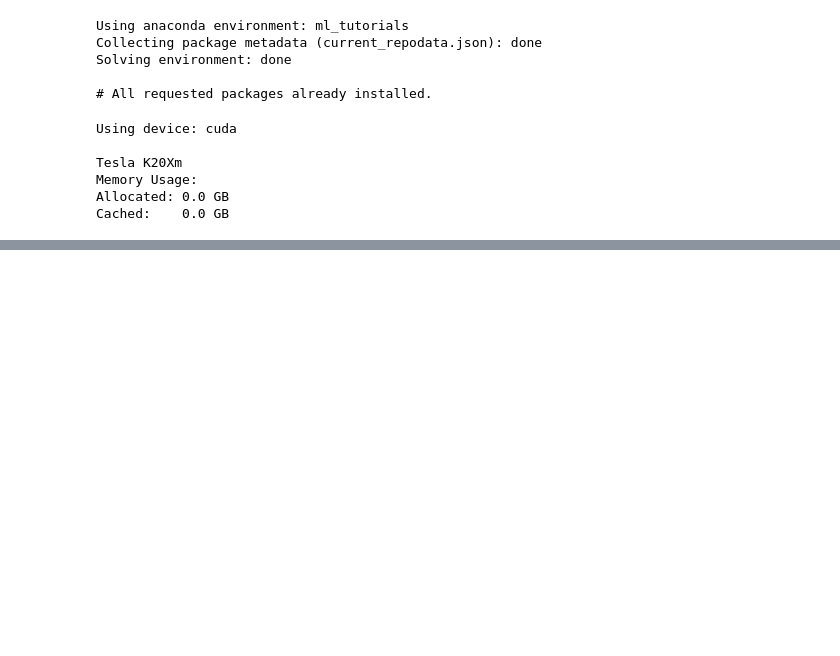
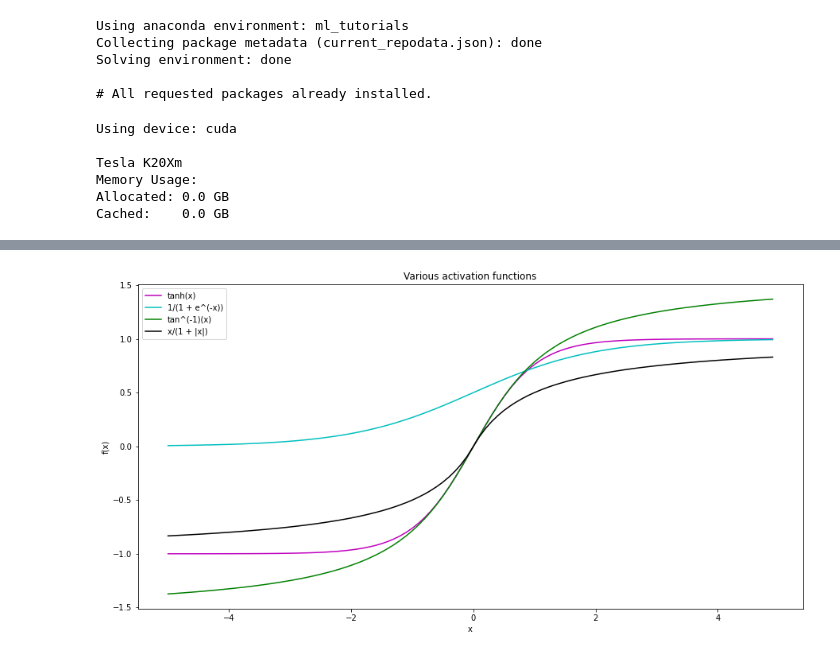
Before and after one commit to infophysics/machine_learning_tutorials, a Jupyter notebook: notebooks/MachineLearningBasics-PartII.ipynb, the cells around one changed output, grey strips where cells are left out. Saved outputs shown, nothing was run; the diff lists cells and outputs as text; code cells hidden in the pictures; blank space fills up the shorter version.

```diff
--- a/notebooks/MachineLearningBasics-PartII.ipynb
+++ b/notebooks/MachineLearningBasics-PartII.ipynb
@@ -134,0 +204,20 @@ Before I explain how we get the network to learn a distribution, I'll go over so
+# %%
+# . Generating some data in one variable 'x', and then generating the function outputs
+x = np.arange(-5,5,0.1)
+tanh = np.tanh(x)
+logistic = 1 / (1 + np.exp(-x))
+inverse_tan = np.arctan(x)
+soft_sign = x / (1 + np.abs(x))
+# Now we'll plot the function outputs as a function of the variable 'x'
+fig, axs = plt.subplots(figsize=(15,7.5))
+axs.plot(x,tanh,color='m',label='tanh(x)')
+axs.plot(x,logistic,color='c',label='1/(1 + e^(-x))')
+axs.plot(x,inverse_tan,color='g',label='tan^(-1)(x)')
+axs.plot(x,soft_sign,color='k',label='x/(1 + |x|)')
+axs.set_xlabel("x")
+axs.set_ylabel("f(x)")
+axs.set_title("Various activation functions")
+plt.legend()
+plt.show()
+# %% [output]
+[figure, added]
```
Also changed, not shown: parts of 8 cells of this notebook, 1 other file.
